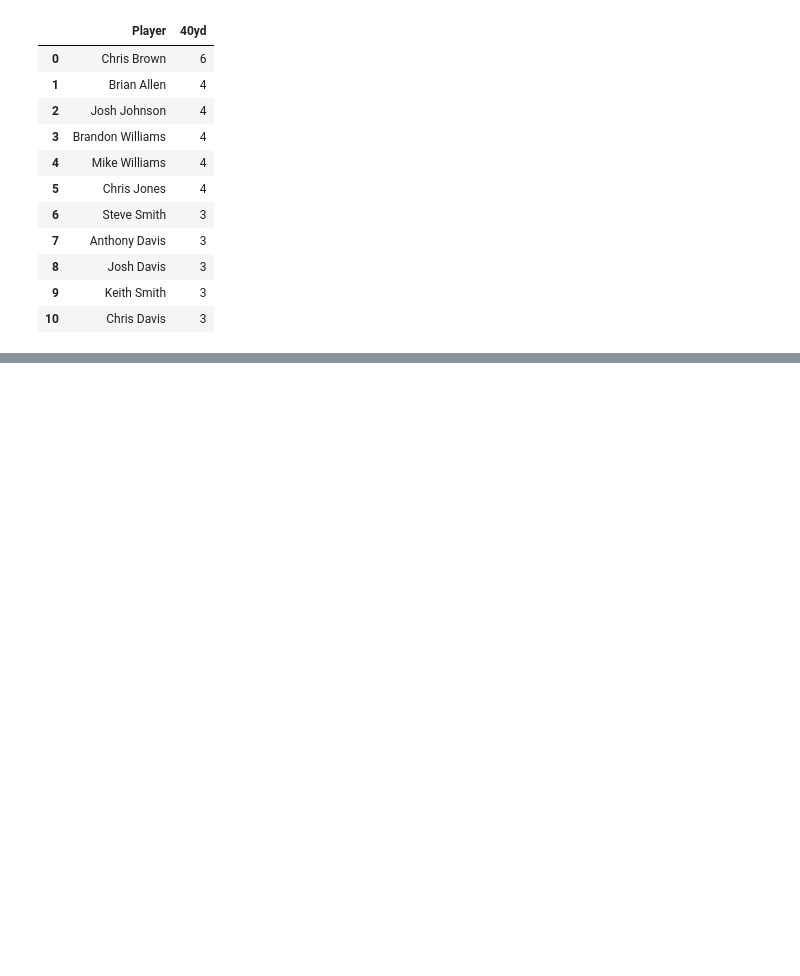
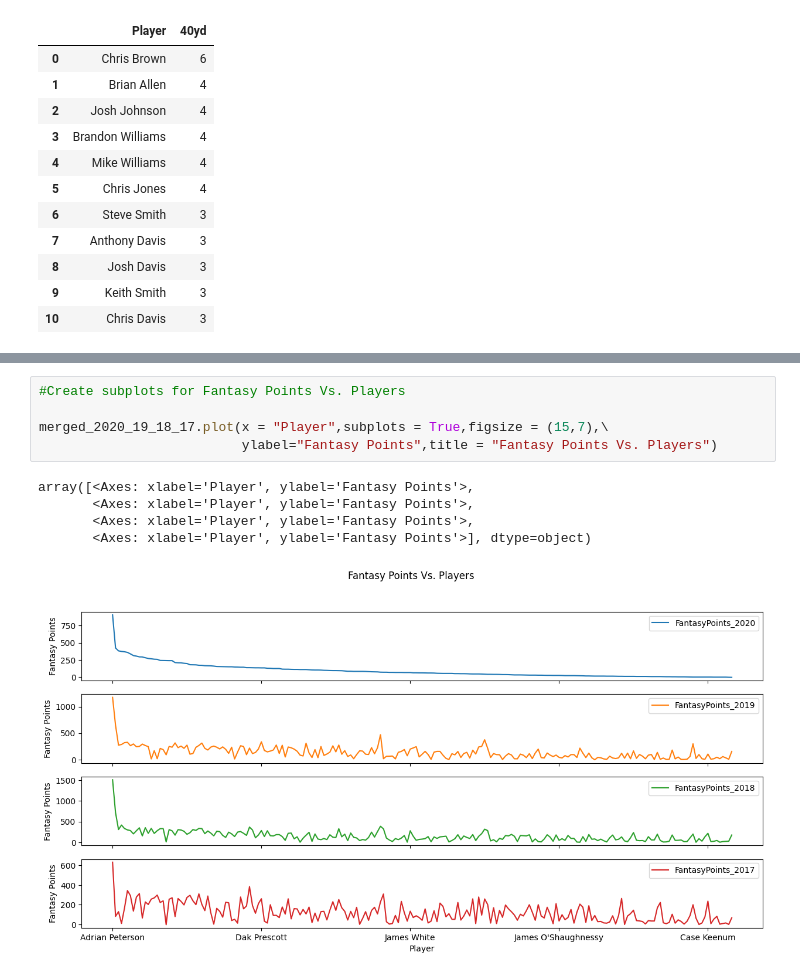
Before and after one commit to AiMO-MO-MO/Project-_FF, a Jupyter notebook: Fantasy_analysis.ipynb, the cells around one changed output, grey strips where cells are left out. Cells and saved outputs as stored; diff of their text form; blank space fills up the shorter version.

```diff
--- a/Fantasy_analysis.ipynb
+++ b/Fantasy_analysis.ipynb
@@ -244,0 +380,11 @@ fantasy_point
+# %%
+#Create subplots for Fantasy Points Vs. Players
+
+merged_2020_19_18_17.plot(x = "Player",subplots = True,figsize = (15,7),\
+                          ylabel="Fantasy Points",title = "Fantasy Points Vs. Players")
+# %% [output]
+array([<Axes: xlabel='Player', ylabel='Fantasy Points'>,
+       <Axes: xlabel='Player', ylabel='Fantasy Points'>,
+       <Axes: xlabel='Player', ylabel='Fantasy Points'>,
+       <Axes: xlabel='Player', ylabel='Fantasy Points'>], dtype=object)
+[figure, added]
```
Also changed, not shown: parts of 11 cells of this notebook.
